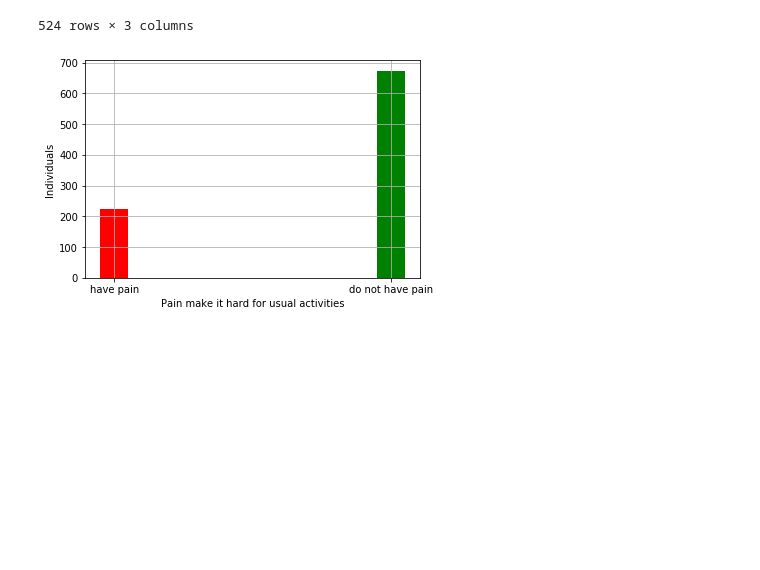
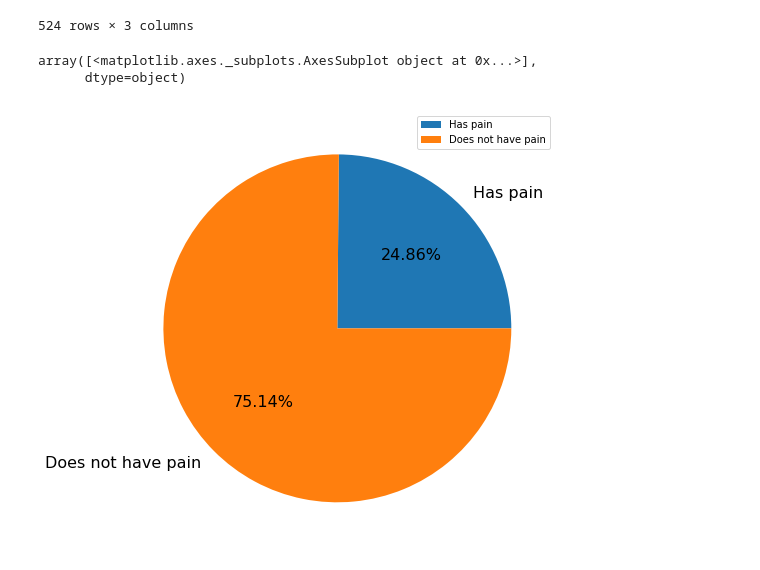
Before and after one commit to Trindad/digestive-diseases, a Jupyter notebook: network/network.ipynb, the cells around one changed output. Drawn from its saved outputs; the diff is of its cells as text; code cells hidden in the pictures; blank space fills up the shorter version.

Commit message:
Updating charts

```diff
--- a/network/network.ipynb
+++ b/network/network.ipynb
@@ -623,21 +696,20 @@ conn.commit()
 # %%
 query = "SELECT COUNT(*) FROM patients JOIN health_status ON health_status.SEQN = patients.SEQN WHERE health_status.HSQ493_b = 1"
 
-x = ["have pain", "do not have pain"]
+x = ["Has pain", "Does not have pain"]
 y = []
 for row in c.execute(query):
   y.append(int(row[0]))
 query = "SELECT COUNT(*) FROM patients JOIN health_status ON health_status.SEQN = patients.SEQN WHERE health_status.HSQ493_b = 0"
 for row in c.execute(query):
    y.append(int(row[0]))
 
-plt.bar(x, y,  width=0.1,  color=['red', 'green'])
-plt.xlabel('Pain make it hard for usual activities')
-plt.grid(True)
-plt.ylabel('Individuals')
-plt.show()
+df = pd.DataFrame(y, x, columns=[''])
+df.plot(kind='pie', subplots=True, figsize=(8, 8), autopct='%.2f%%', fontsize=16)
 # %% [output]
+array([<matplotlib.axes._subplots.AxesSubplot object at 0x...>],
+      dtype=object)
-[figure, old version]
+[figure, new version]
 # %%
 query = "SELECT COUNT(*) FROM patients JOIN health_status ON health_status.SEQN = patients.SEQN WHERE health_status.HSQ496_b = 1"
 
```
Also changed, not shown: parts of 6 cells of this notebook.
